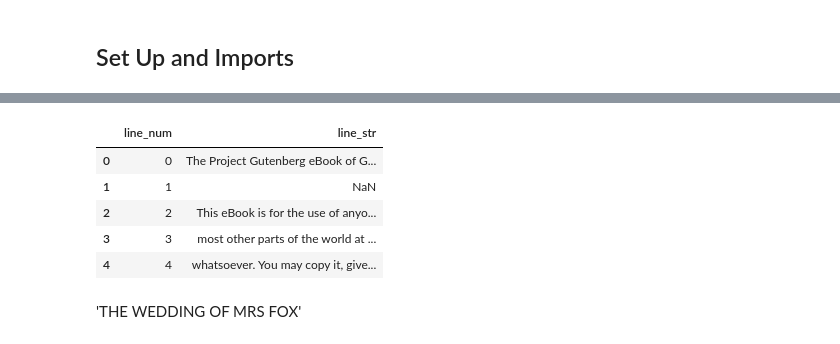
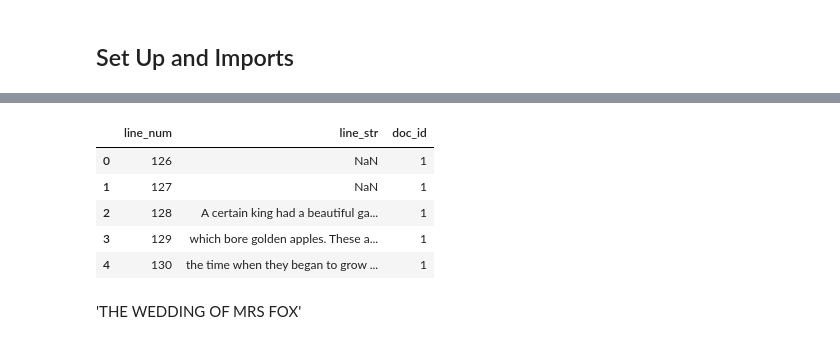
Before and after one commit to gegeorge25/TextasDataFinalProject, a Jupyter notebook: making_corpus.ipynb, the cells around one changed output, grey strips where cells are left out. Cells and saved outputs as stored; diff of their text form; code cells hidden in the pictures.

```diff
--- a/making_corpus.ipynb
+++ b/making_corpus.ipynb
@@ -63,13 +71,13 @@ DOCS = pd.read_csv('/kaggle/input/notebooks/gegeorge250/grimm-brothers-preproces
 # %%
-LINES = pd.read_csv('/kaggle/input/notebooks/gegeorge250/grimm-brothers-preprocessing/pg2591-LINES.csv')
+LINES = pd.read_csv('data/pg2591-LINES.csv')
 LINES.head()
 # %% [output]
-|  | line_num | line_str |
-| 0 | 0 | ﻿The Project Gutenberg eBook of G... |
-| 1 | 1 | NaN |
-| 2 | 2 | This eBook is for the use of anyo... |
-| 3 | 3 | most other parts of the world at ... |
-| 4 | 4 | whatsoever. You may copy it, give... |
+|  | line_num | line_str | doc_id |
+| 0 | 126 | NaN | 1 |
+| 1 | 127 | NaN | 1 |
+| 2 | 128 | A certain king had a beautiful ga... | 1 |
+| 3 | 129 | which bore golden apples. These a... | 1 |
+| 4 | 130 | the time when they began to grow ... | 1 |
 # %% [markdown]
 'THE WEDDING OF MRS FOX'
 # %%
```
Also changed, not shown: parts of 10 cells of this notebook, 2 other files.
